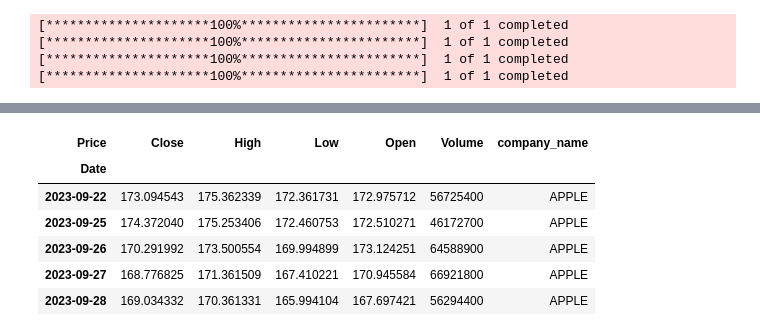
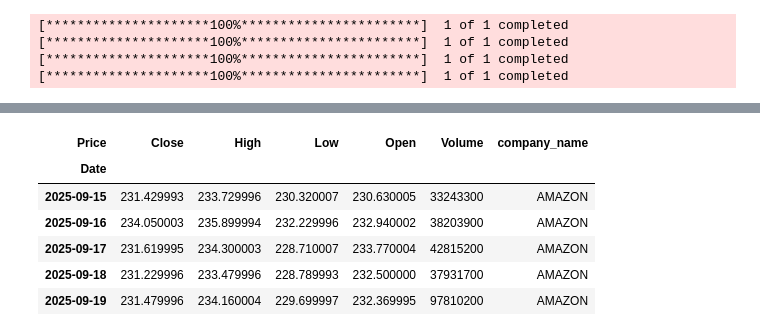
Before and after one commit to golubnichiy/bigdata_0925, a Jupyter notebook: day_16.ipynb, the cells around one changed output, grey strips where cells are left out. Saved outputs shown, nothing was run; the diff lists cells and outputs as text; code cells hidden in the pictures.

```diff
--- a/day_16.ipynb
+++ b/day_16.ipynb
@@ -75,12 +75,12 @@ for company, com_name in zip(company_list, company_name):
 # %%
 df = pd.concat(company_list, axis=0)
 # %%
-df.head()
+df.tail()
 # %% [output]
 | Price | Close | High | Low | Open | Volume | company_name |
 | Date |  |  |  |  |  |  |
-| 2023-09-22 | 173.094543 | 175.362339 | 172.361731 | 172.975712 | 56725400 | APPLE |
-| 2023-09-25 | 174.372040 | 175.253406 | 172.460753 | 172.510271 | 46172700 | APPLE |
-| 2023-09-26 | 170.291992 | 173.500554 | 169.994899 | 173.124251 | 64588900 | APPLE |
-| 2023-09-27 | 168.776825 | 171.361509 | 167.410221 | 170.945584 | 66921800 | APPLE |
-| 2023-09-28 | 169.034332 | 170.361331 | 165.994104 | 167.697421 | 56294400 | APPLE |
+| 2025-09-15 | 231.429993 | 233.729996 | 230.320007 | 230.630005 | 33243300 | AMAZON |
+| 2025-09-16 | 234.050003 | 235.899994 | 232.229996 | 232.940002 | 38203900 | AMAZON |
+| 2025-09-17 | 231.619995 | 234.300003 | 228.710007 | 233.770004 | 42815200 | AMAZON |
+| 2025-09-18 | 231.229996 | 233.479996 | 228.789993 | 232.500000 | 37931700 | AMAZON |
+| 2025-09-19 | 231.479996 | 234.160004 | 229.699997 | 232.369995 | 97810200 | AMAZON |
```
Also changed, not shown: parts of 17 cells of this notebook, 1 other file.
